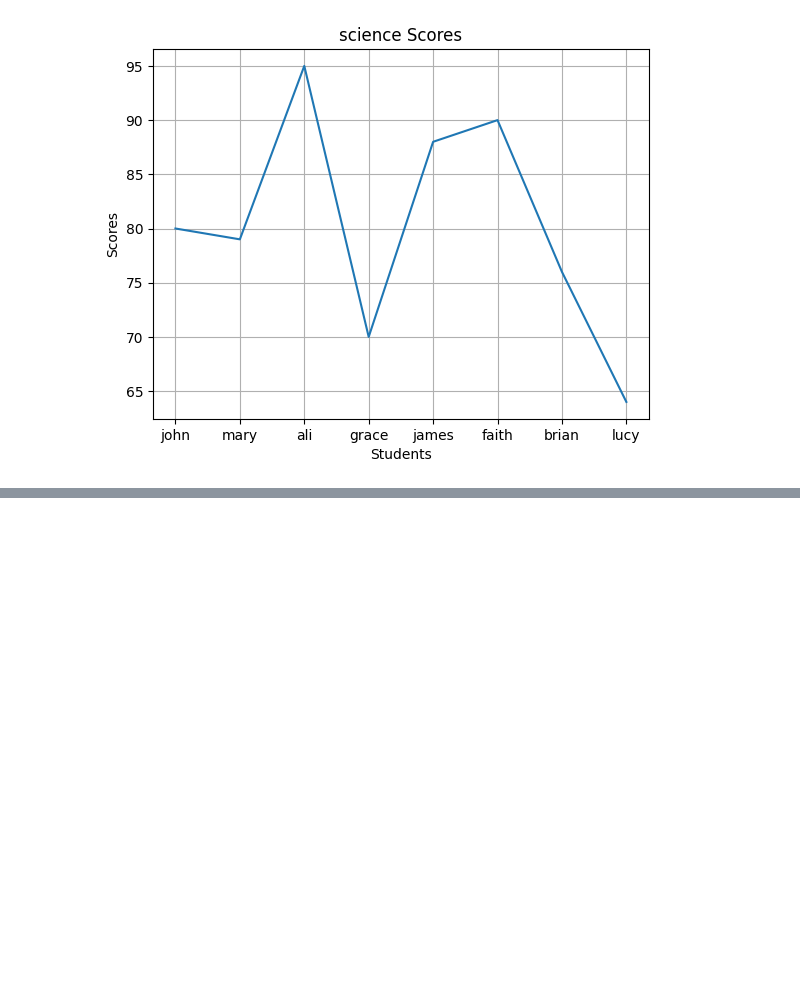
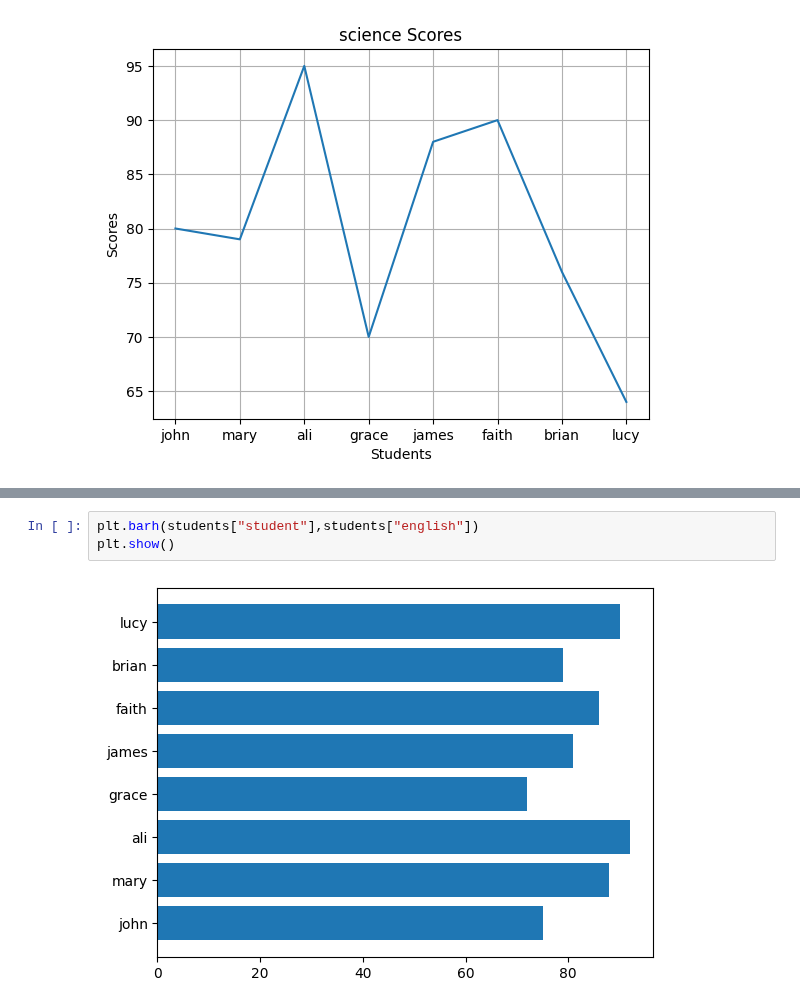
Before and after one commit to princeomarmohamed55/AI-PORTFOLIO-2026, a Jupyter notebook: visualization.ipynb, the cells around one changed output, grey strips where cells are left out. Saved outputs shown, nothing was run; the diff lists cells and outputs as text; blank space fills up the shorter version.

```diff
--- a/visualization.ipynb
+++ b/visualization.ipynb
@@ -54,0 +67,5 @@ plt.show()
+# %%
+plt.barh(students["student"],students["english"])
+plt.show()
+# %% [output]
+[figure, added]
```
Also changed, not shown: parts of 8 cells of this notebook.
